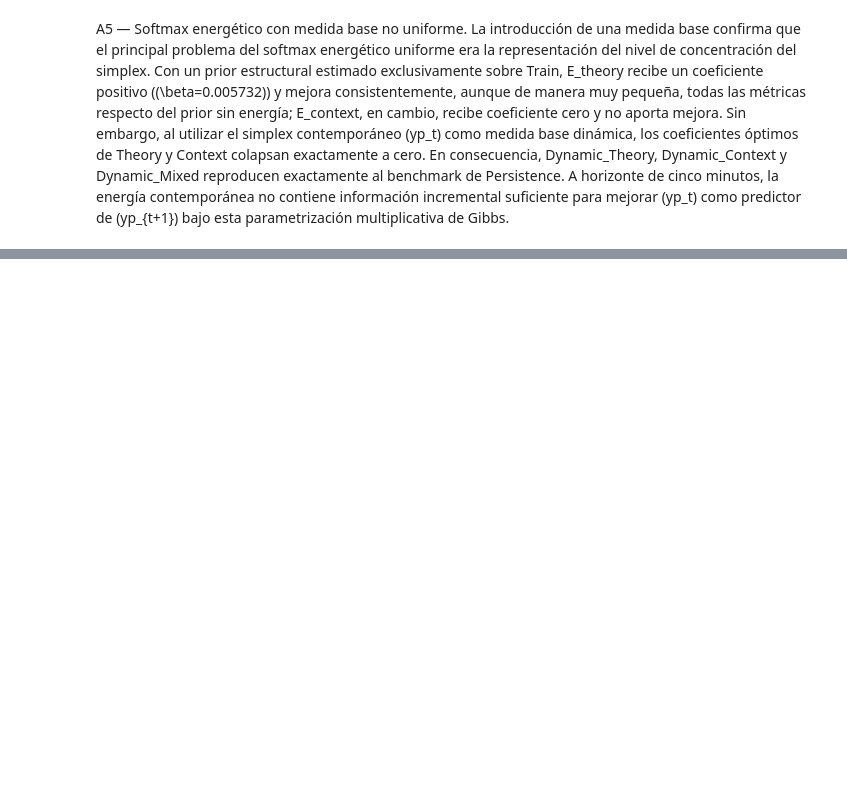
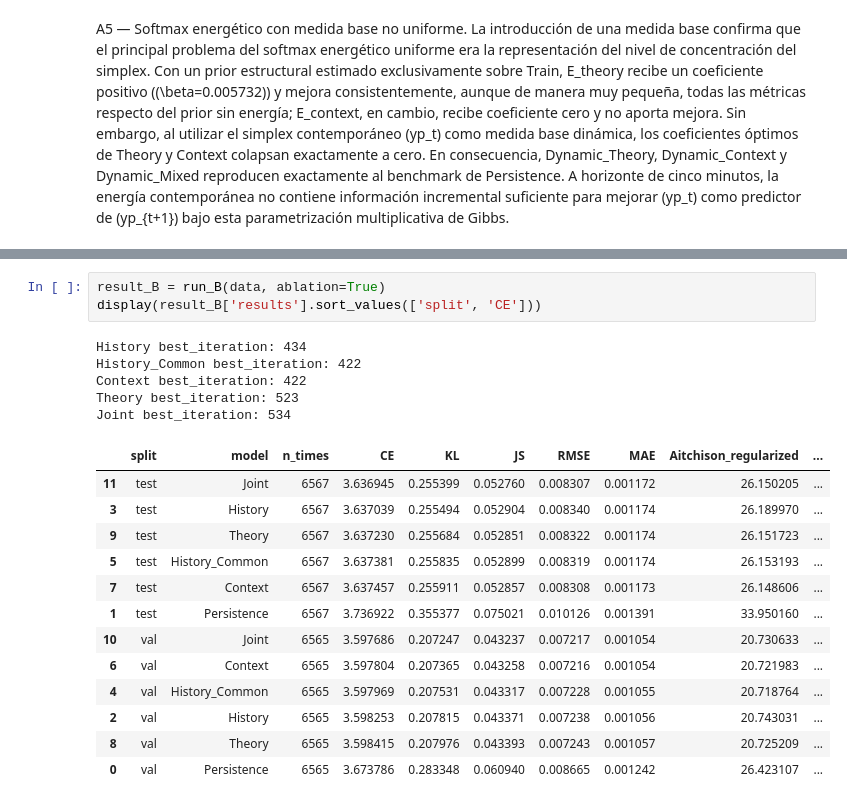
Before and after one commit to Miguithub/NPP_Cripto_5min, a Jupyter notebook: Eth;_Ectx;_Libre_112024_012026.ipynb, the cells around one changed output, grey strips where cells are left out. Saved outputs shown, nothing was run; the diff lists cells and outputs as text; blank space fills up the shorter version.

```diff
--- a/Eth;_Ectx;_Libre_112024_012026.ipynb
+++ b/Eth;_Ectx;_Libre_112024_012026.ipynb
@@ -6033,0 +13241,22 @@ A5 — Softmax energético con medida base no uniforme. La introducción de una
+# %%
+result_B = run_B(data, ablation=True)
+display(result_B['results'].sort_values(['split', 'CE']))
+# %% [output]
+History best_iteration: 434
+History_Common best_iteration: 422
+Context best_iteration: 422
+Theory best_iteration: 523
+Joint best_iteration: 534
+|  | split | model | n_times | CE | KL | JS | RMSE | MAE | Aitchison_regularized | ... |
+| 11 | test | Joint | 6567 | 3.636945 | 0.255399 | 0.052760 | 0.008307 | 0.001172 | 26.150205 | ... |
+| 3 | test | History | 6567 | 3.637039 | 0.255494 | 0.052904 | 0.008340 | 0.001174 | 26.189970 | ... |
+| 9 | test | Theory | 6567 | 3.637230 | 0.255684 | 0.052851 | 0.008322 | 0.001174 | 26.151723 | ... |
+| 5 | test | History_Common | 6567 | 3.637381 | 0.255835 | 0.052899 | 0.008319 | 0.001174 | 26.153193 | ... |
+| 7 | test | Context | 6567 | 3.637457 | 0.255911 | 0.052857 | 0.008308 | 0.001173 | 26.148606 | ... |
+| 1 | test | Persistence | 6567 | 3.736922 | 0.355377 | 0.075021 | 0.010126 | 0.001391 | 33.950160 | ... |
+| 10 | val | Joint | 6565 | 3.597686 | 0.207247 | 0.043237 | 0.007217 | 0.001054 | 20.730633 | ... |
+| 6 | val | Context | 6565 | 3.597804 | 0.207365 | 0.043258 | 0.007216 | 0.001054 | 20.721983 | ... |
+| 4 | val | History_Common | 6565 | 3.597969 | 0.207531 | 0.043317 | 0.007228 | 0.001055 | 20.718764 | ... |
+| 2 | val | History | 6565 | 3.598253 | 0.207815 | 0.043371 | 0.007238 | 0.001056 | 20.743031 | ... |
+| 8 | val | Theory | 6565 | 3.598415 | 0.207976 | 0.043393 | 0.007243 | 0.001057 | 20.725209 | ... |
+| 0 | val | Persistence | 6565 | 3.673786 | 0.283348 | 0.060940 | 0.008665 | 0.001242 | 26.423107 | ... |
```
Also changed, not shown: parts of 53 cells of this notebook.
